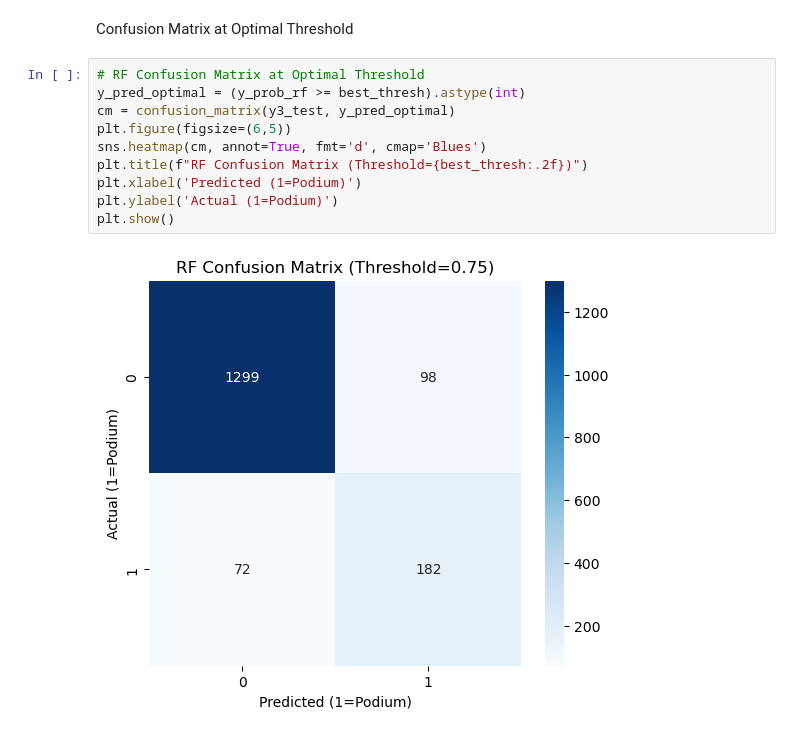
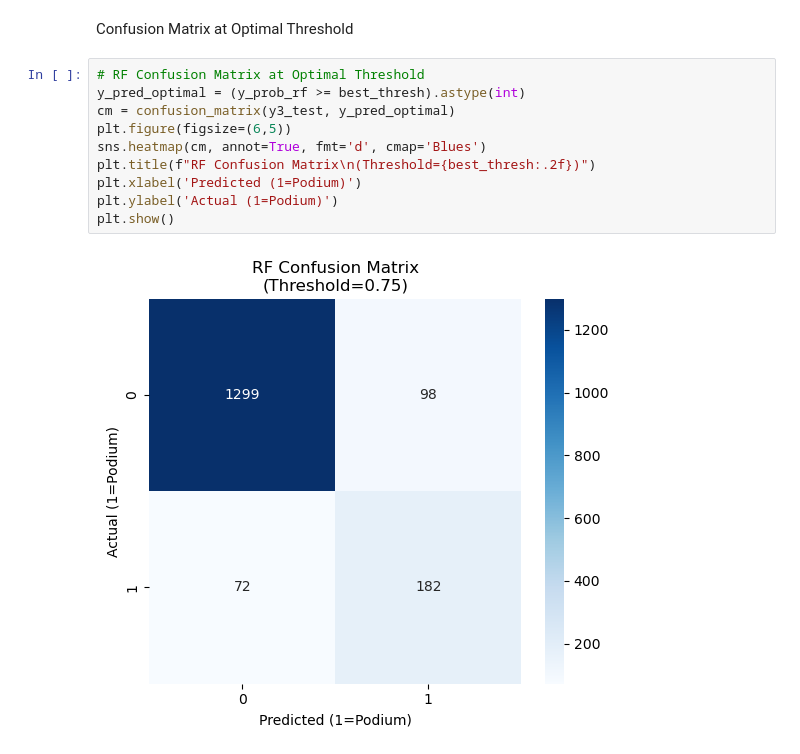
Before and after one commit to shehzanwar/DMSL7406, a Jupyter notebook: Project/f1_proj.ipynb, the cells around one changed output. Saved outputs shown, nothing was run; the diff lists cells and outputs as text.

```diff
--- a/Project/f1_proj.ipynb
+++ b/Project/f1_proj.ipynb
@@ -580,14 +562,14 @@ Confusion Matrix at Optimal Threshold
 # %%
 # RF Confusion Matrix at Optimal Threshold
 y_pred_optimal = (y_prob_rf >= best_thresh).astype(int)
 cm = confusion_matrix(y3_test, y_pred_optimal)
 plt.figure(figsize=(6,5))
 sns.heatmap(cm, annot=True, fmt='d', cmap='Blues')
-plt.title(f"RF Confusion Matrix (Threshold={best_thresh:.2f})")
+plt.title(f"RF Confusion Matrix\n(Threshold={best_thresh:.2f})")
 plt.xlabel('Predicted (1=Podium)')
 plt.ylabel('Actual (1=Podium)')
 plt.show()
 # %% [output]
-[figure, old version]
+[figure, new version]
 # %%
 # ROC Curve with LDA included
```
Also changed, not shown: parts of 4 cells of this notebook.
